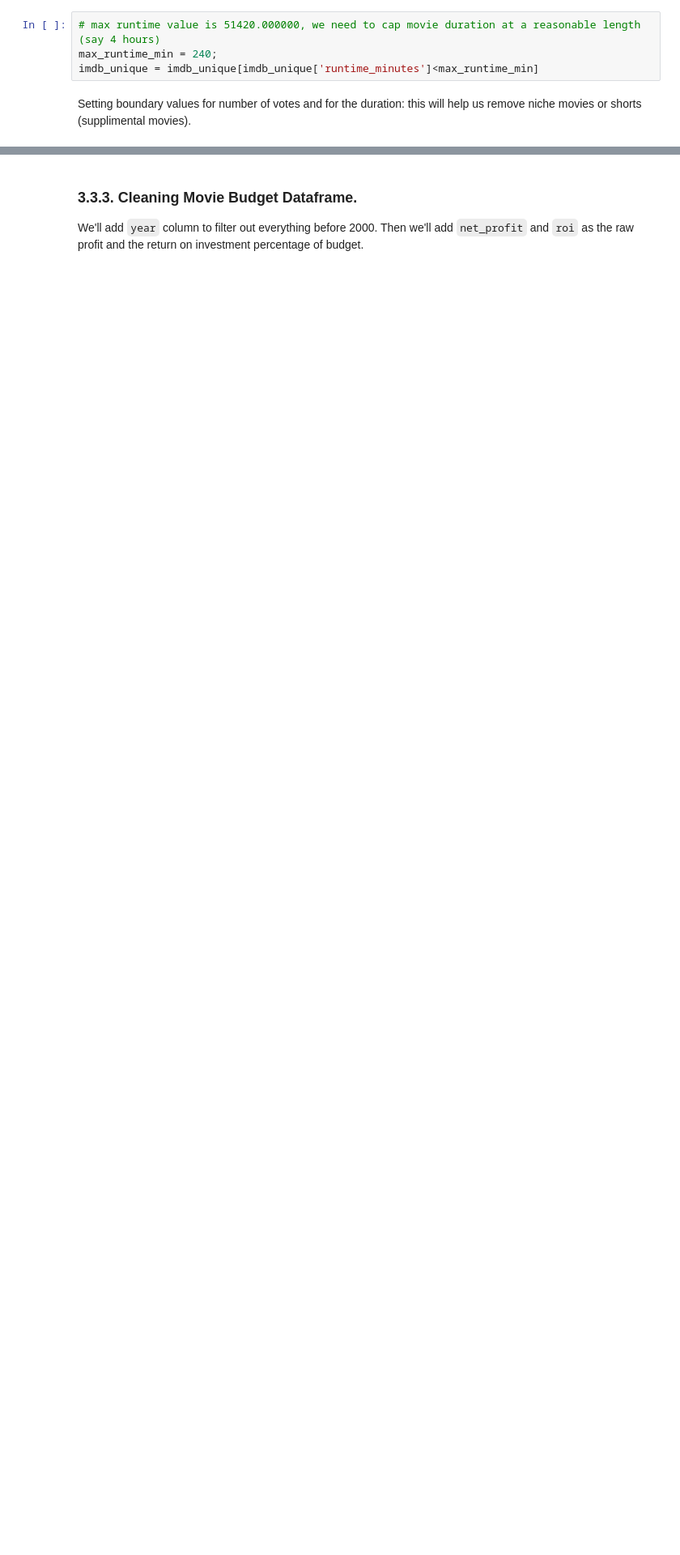
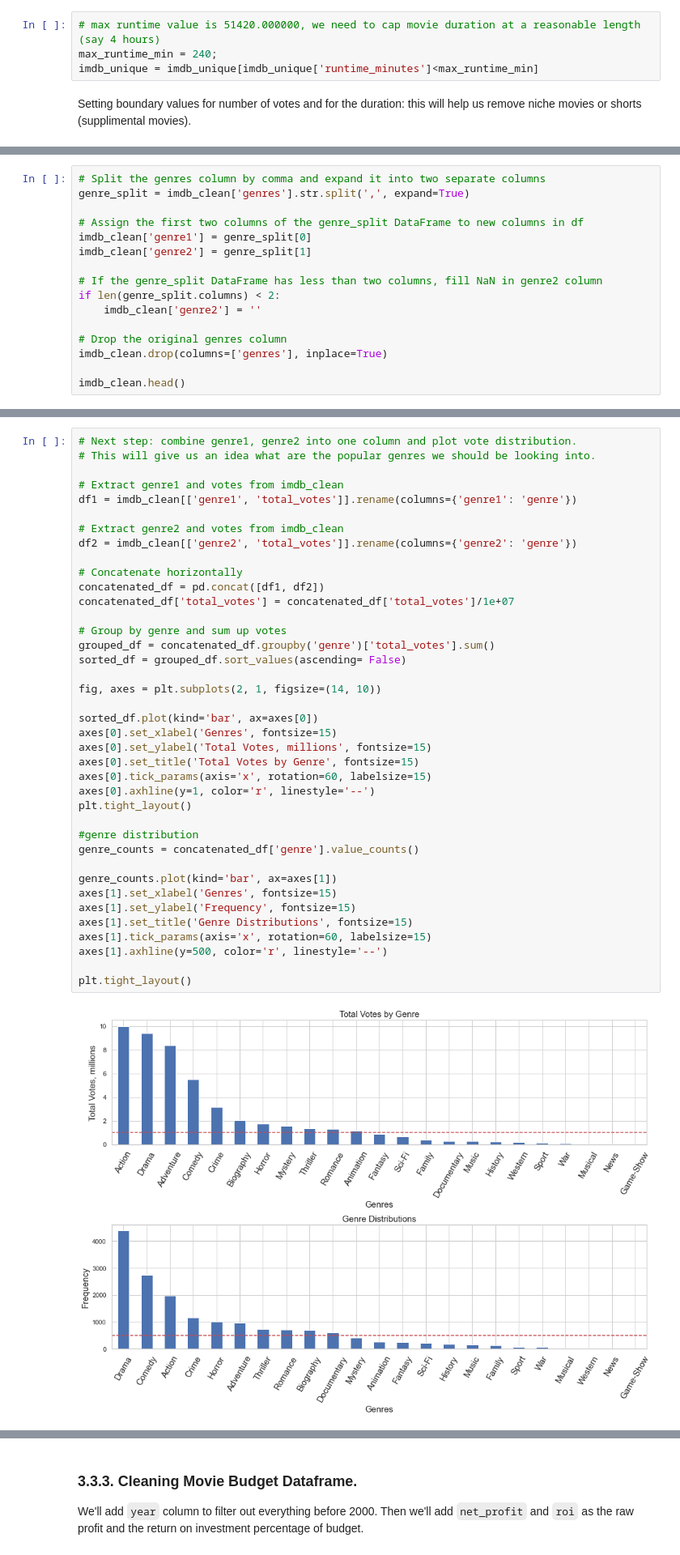
Before and after one commit to leksea/dsc-phase-2-project, a Jupyter notebook: AY_Phase2.ipynb, the cells around one changed output, grey strips where cells are left out. Shown at 81% size. Saved outputs shown, nothing was run; the diff lists cells and outputs as text; blank space fills up the shorter version.

```diff
--- a/AY_Phase2.ipynb
+++ b/AY_Phase2.ipynb
@@ -434,0 +457,16 @@ set(imdb_clean.genres)
+# %%
+# Split the genres column by comma and expand it into two separate columns
+genre_split = imdb_clean['genres'].str.split(',', expand=True)
+
+# Assign the first two columns of the genre_split DataFrame to new columns in df
+imdb_clean['genre1'] = genre_split[0]
+imdb_clean['genre2'] = genre_split[1]
+
+# If the genre_split DataFrame has less than two columns, fill NaN in genre2 column
+if len(genre_split.columns) < 2:
+    imdb_clean['genre2'] = ''
+
+# Drop the original genres column
+imdb_clean.drop(columns=['genres'], inplace=True)
+
+imdb_clean.head()
@@ -434,0 +480,41 @@ set(imdb_clean.genres)
+# %%
+# Next step: combine genre1, genre2 into one column and plot vote distribution.
+# This will give us an idea what are the popular genres we should be looking into.
+
+# Extract genre1 and votes from imdb_clean
+df1 = imdb_clean[['genre1', 'total_votes']].rename(columns={'genre1': 'genre'})
+
+# Extract genre2 and votes from imdb_clean
+df2 = imdb_clean[['genre2', 'total_votes']].rename(columns={'genre2': 'genre'})
+
+# Concatenate horizontally
+concatenated_df = pd.concat([df1, df2])
+concatenated_df['total_votes'] = concatenated_df['total_votes']/1e+07
+
+# Group by genre and sum up votes
+grouped_df = concatenated_df.groupby('genre')['total_votes'].sum()
+sorted_df = grouped_df.sort_values(ascending= False)
+
+fig, axes = plt.subplots(2, 1, figsize=(14, 10))
+
+sorted_df.plot(kind='bar', ax=axes[0])
+axes[0].set_xlabel('Genres', fontsize=15)
+axes[0].set_ylabel('Total Votes, millions', fontsize=15)
+axes[0].set_title('Total Votes by Genre', fontsize=15)
+axes[0].tick_params(axis='x', rotation=60, labelsize=15)
+axes[0].axhline(y=1, color='r', linestyle='--')
+plt.tight_layout()
+
+#genre distribution
+genre_counts = concatenated_df['genre'].value_counts()
+
+genre_counts.plot(kind='bar', ax=axes[1])
+axes[1].set_xlabel('Genres', fontsize=15)
+axes[1].set_ylabel('Frequency', fontsize=15)
+axes[1].set_title('Genre Distributions', fontsize=15)
+axes[1].tick_params(axis='x', rotation=60, labelsize=15)
+axes[1].axhline(y=500, color='r', linestyle='--')
+
+plt.tight_layout()
+# %% [output]
+[figure, added]
```
Also changed, not shown: parts of 110 cells of this notebook, 2 other files.
